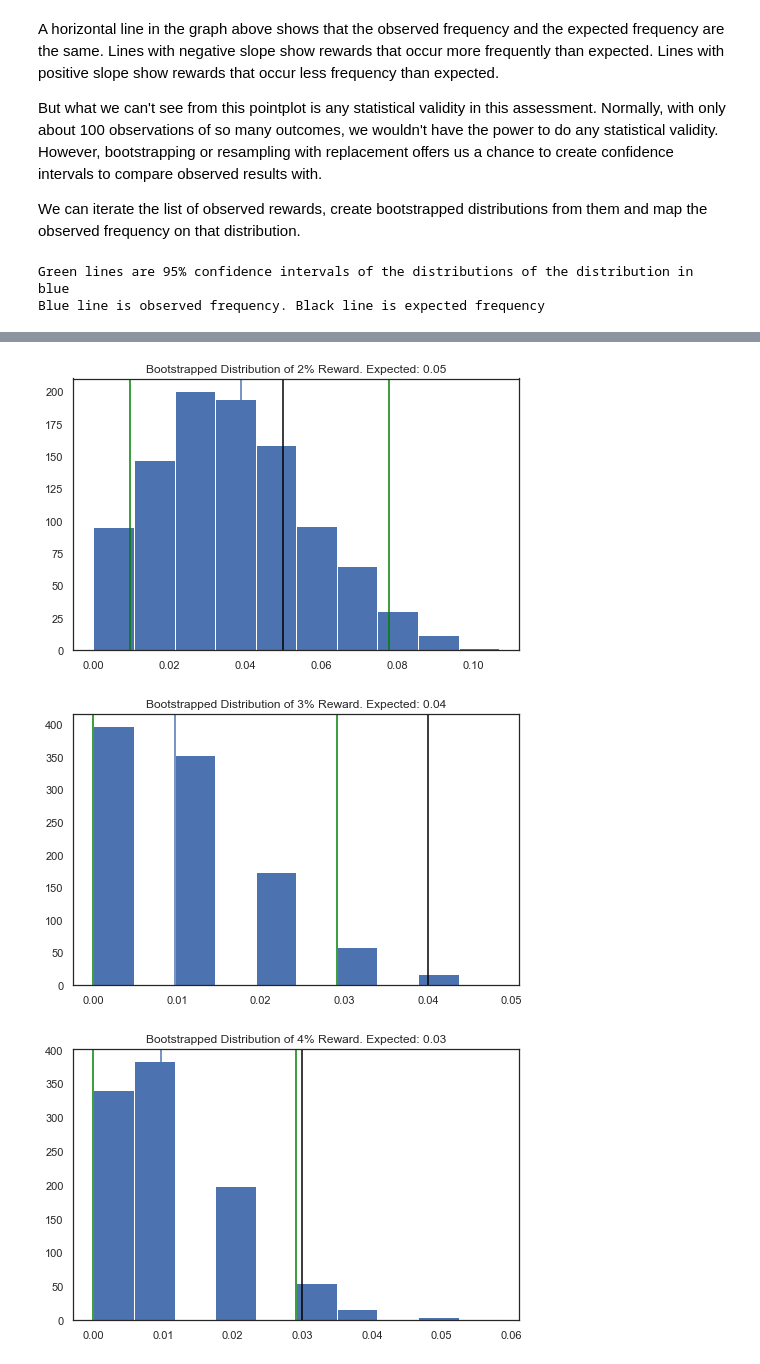
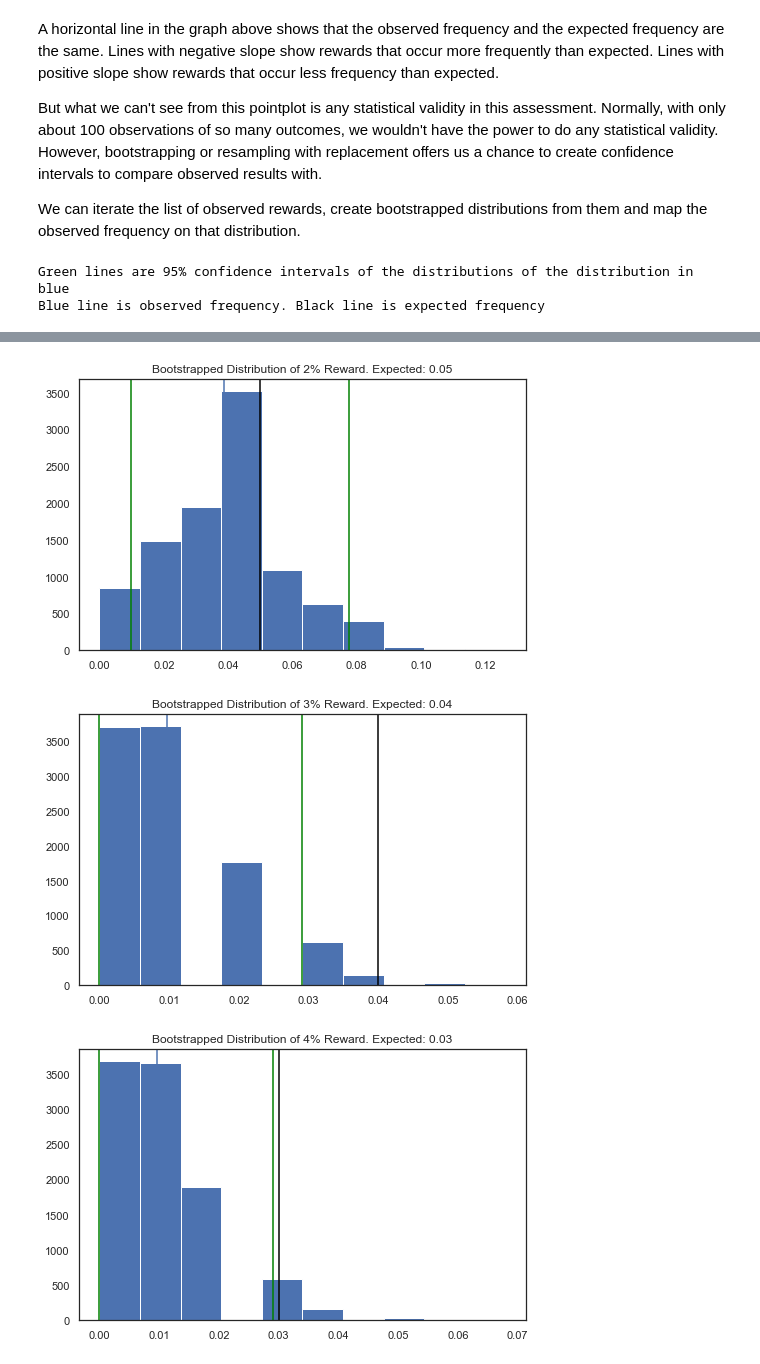
Before and after one commit to hwetsman/Fold_Wheel_Metrics, a Jupyter notebook: Generic_Fold_Wheel.ipynb, the cells around one changed output, grey strips where cells are left out. Cells and saved outputs as stored; diff of their text form; code cells hidden in the pictures.

```diff
--- a/Generic_Fold_Wheel.ipynb
+++ b/Generic_Fold_Wheel.ipynb
@@ -151,15 +151,13 @@ We can iterate the list of observed rewards, create bootstrapped distributions f
 print('Green lines are 95% confidence intervals of the distributions of the distribution in blue')
 print('Blue line is observed frequency. Black line is expected frequency')
 exp_set_list = [x for x in exp_set_list if x in observed_df.Result.tolist()]
-# print(exp_set_list)
 spins = np.array(obs_spins)
 for award in exp_set_list:
     expected = expected_df[expected_df.Result==award].reset_index()['Freq'][0]
-#     print(award, expected)
     temp = observed_df[observed_df.Result==award].reset_index()
     obs_freq = temp.Freq.tolist()[0]
     award_freqs=[]
-    for i in range(1000):
+    for i in range(10000):
         #create bootstrap sample
         boot = np.random.choice(spins,spins.size,replace=True)
         # find resulting frequency for 30-day purchases
@@ -167,7 +165,6 @@ for award in exp_set_list:
         award_freqs.append(award_freq)
     plt.figure(figsize=(8,5))
     array = np.array(award_freqs)
-#     p = (np.array(award_freqs) <= obs_freq).mean()
     tile_25 = np.percentile(array,2.5)
     tile_975 = np.percentile(array,97.5)
     plt.axvline(tile_25,color='green')
@@ -192,3 +189,3 @@ Blue line is observed frequency. Black line is expected frequency
-[figure, old version]
+[figure, new version]
-[figure, old version]
+[figure, new version]
-[figure, old version]
+[figure, new version]
```
Also changed, not shown: parts of 1 cell of this notebook.
